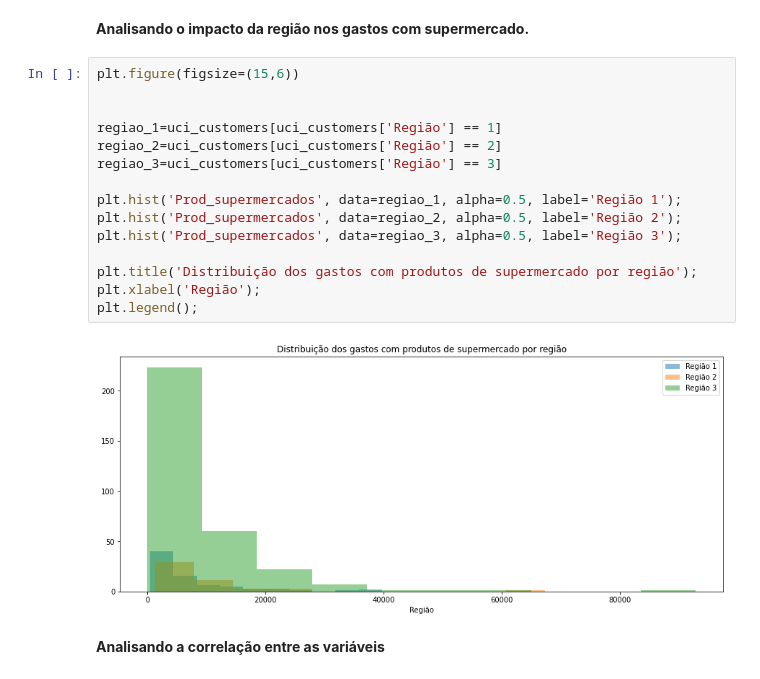
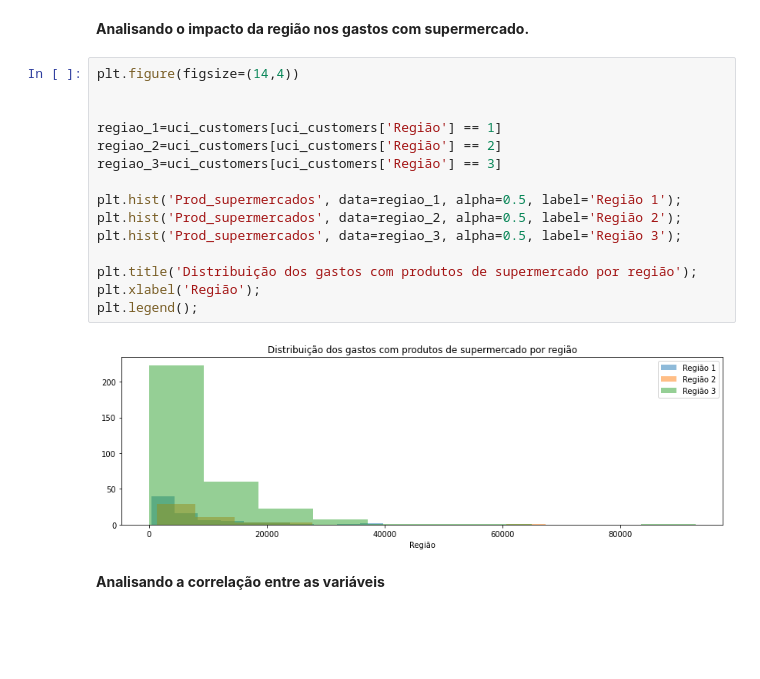
Before and after one commit to henrysilva07/An-lise-Explorat-ria--Varejo, a Jupyter notebook: analise_varejo.ipynb, the cells around one changed output. Saved outputs shown, nothing was run; the diff lists cells and outputs as text; blank space fills up the shorter version.

```diff
--- a/analise_varejo.ipynb
+++ b/analise_varejo.ipynb
@@ -239,22 +238,22 @@ Index(['Canal', 'Região', 'Frescos', 'Der_leite', 'Prod_supermercados',
 # %% [markdown]
 **Analisando o impacto da região nos gastos com supermercado.**
 # %%
-plt.figure(figsize=(15,6))
+plt.figure(figsize=(14,4))
 
 
 regiao_1=uci_customers[uci_customers['Região'] == 1]
 regiao_2=uci_customers[uci_customers['Região'] == 2]
 regiao_3=uci_customers[uci_customers['Região'] == 3]
 
 plt.hist('Prod_supermercados', data=regiao_1, alpha=0.5, label='Região 1');
 plt.hist('Prod_supermercados', data=regiao_2, alpha=0.5, label='Região 2');
 plt.hist('Prod_supermercados', data=regiao_3, alpha=0.5, label='Região 3');
 
 plt.title('Distribuição dos gastos com produtos de supermercado por região');
 plt.xlabel('Região');
 plt.legend();
 # %% [output]
-[figure, old version]
+[figure, new version]
 # %% [markdown]
 **Analisando a correlação entre as variáveis**
 # %% [markdown]
```
Also changed, not shown: parts of 4 cells of this notebook.
